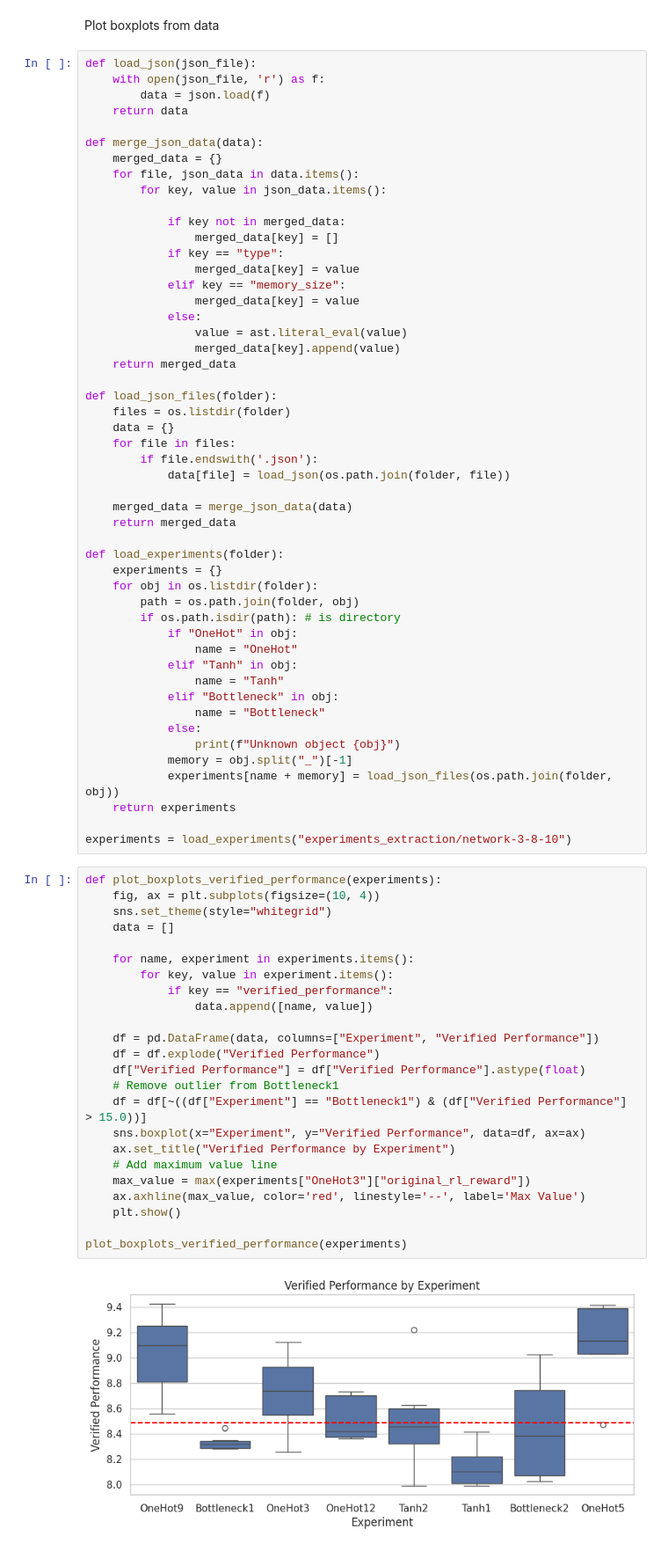
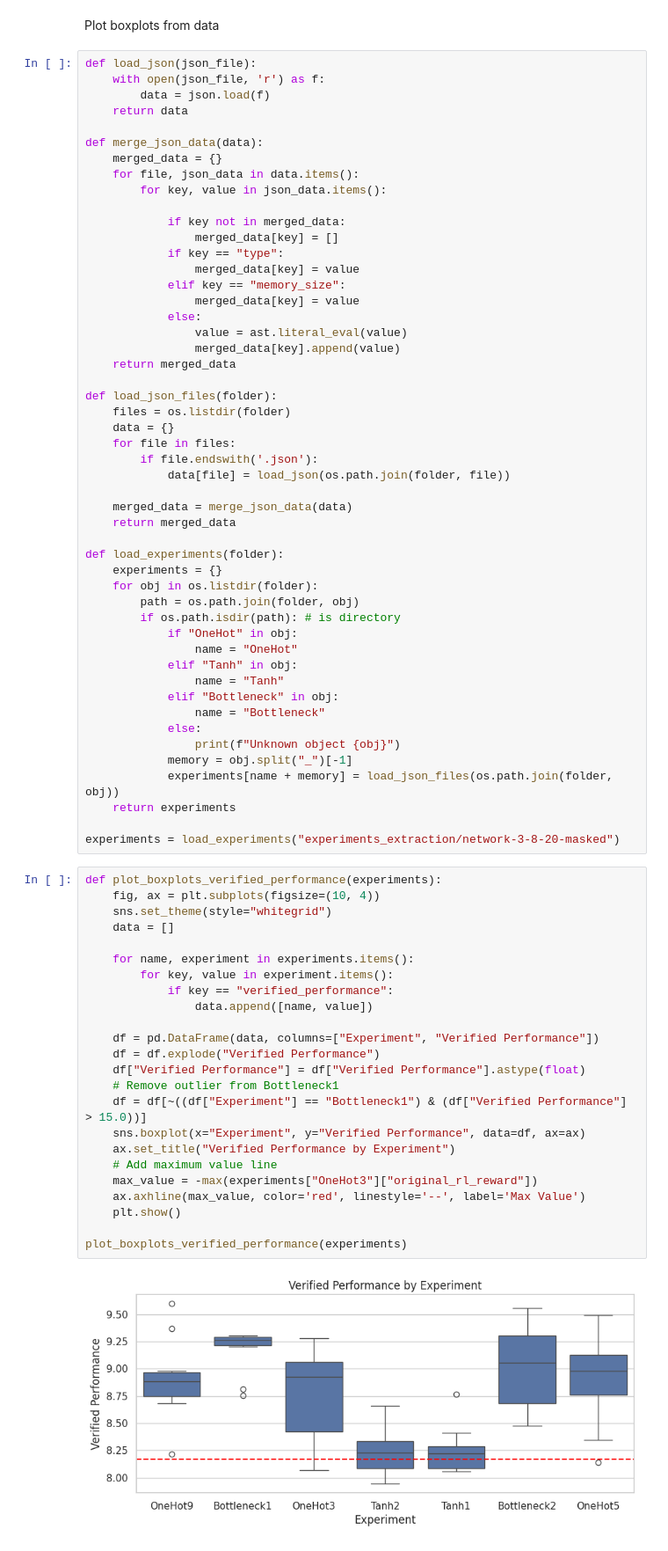
Before and after one commit to DaveHudiny/synthesis, a Jupyter notebook: jupyter_extraction.ipynb, the cells around one changed output. Shown: that part at 88% size. Cells and saved outputs as stored; diff of their text form.

```diff
--- a/jupyter_extraction.ipynb
+++ b/jupyter_extraction.ipynb
@@ -59,33 +59,33 @@ def load_experiments(folder):
             experiments[name + memory] = load_json_files(os.path.join(folder, obj))
     return experiments
 
-experiments = load_experiments("experiments_extraction/network-3-8-10")
+experiments = load_experiments("experiments_extraction/network-3-8-20-masked")
 # %%
 def plot_boxplots_verified_performance(experiments):
     fig, ax = plt.subplots(figsize=(10, 4))
     sns.set_theme(style="whitegrid")
     data = []
 
     for name, experiment in experiments.items():
         for key, value in experiment.items():
             if key == "verified_performance":
                 data.append([name, value])
 
     df = pd.DataFrame(data, columns=["Experiment", "Verified Performance"])
     df = df.explode("Verified Performance")
     df["Verified Performance"] = df["Verified Performance"].astype(float)
     # Remove outlier from Bottleneck1
     df = df[~((df["Experiment"] == "Bottleneck1") & (df["Verified Performance"] > 15.0))]
     sns.boxplot(x="Experiment", y="Verified Performance", data=df, ax=ax)
     ax.set_title("Verified Performance by Experiment")
     # Add maximum value line
-    max_value = max(experiments["OneHot3"]["original_rl_reward"])
+    max_value = -max(experiments["OneHot3"]["original_rl_reward"])
     ax.axhline(max_value, color='red', linestyle='--', label='Max Value')
     plt.show()
 
 plot_boxplots_verified_performance(experiments)
 # %% [output]
-[figure, old version]
+[figure, new version]
 # %%
 def plot_accuracies_convergence_curves(experiments):
     fig, ax = plt.subplots(figsize=(8, 4))
```
Also changed, not shown: parts of 1 cell of this notebook, 9 other files.
